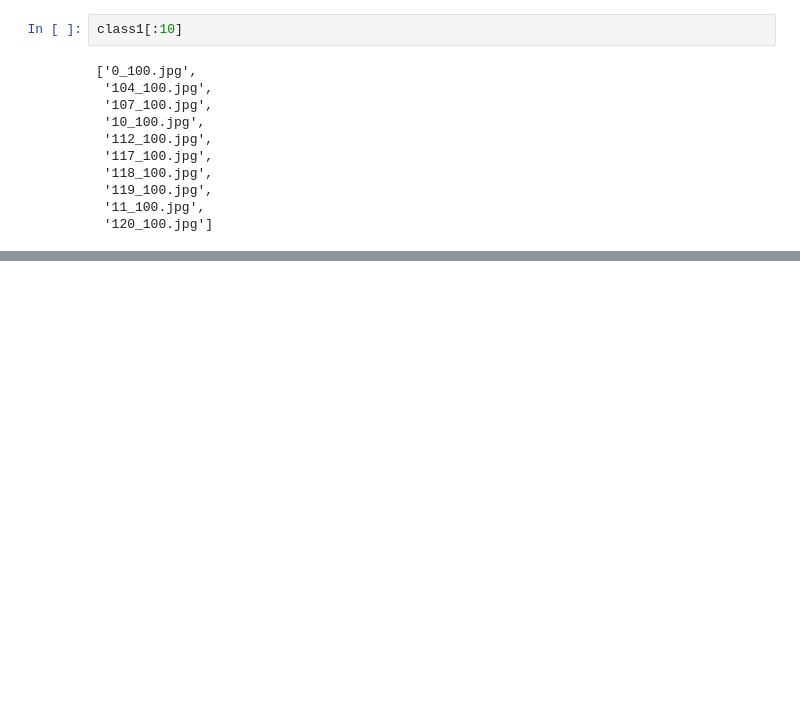
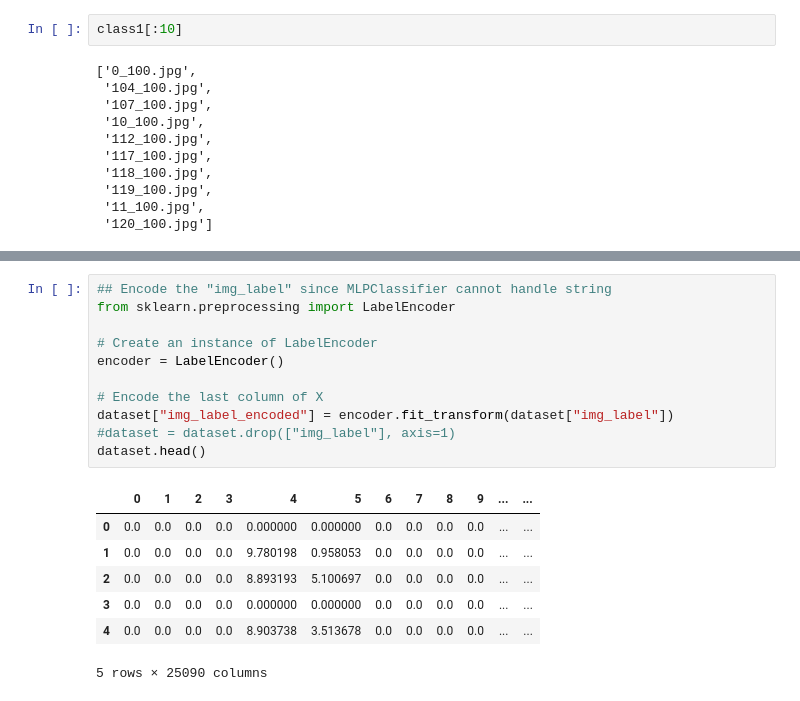
Before and after one commit to jojo-morales/CNN_ImageClassification, a Jupyter notebook: cnn_ImageC.ipynb, the cells around one changed output, grey strips where cells are left out. Cells and saved outputs as stored; diff of their text form; blank space fills up the shorter version.

```diff
--- a/cnn_ImageC.ipynb
+++ b/cnn_ImageC.ipynb
@@ -261,0 +396,19 @@ class1[:10]
+# %%
+## Encode the "img_label" since MLPClassifier cannot handle string
+from sklearn.preprocessing import LabelEncoder
+
+# Create an instance of LabelEncoder
+encoder = LabelEncoder()
+
+# Encode the last column of X
+dataset["img_label_encoded"] = encoder.fit_transform(dataset["img_label"])
+#dataset = dataset.drop(["img_label"], axis=1)
+dataset.head()
+# %% [output]
+|  | 0 | 1 | 2 | 3 | 4 | 5 | 6 | 7 | 8 | 9 | ... | ... |
+| 0 | 0.0 | 0.0 | 0.0 | 0.0 | 0.000000 | 0.000000 | 0.0 | 0.0 | 0.0 | 0.0 | ... | ... |
+| 1 | 0.0 | 0.0 | 0.0 | 0.0 | 9.780198 | 0.958053 | 0.0 | 0.0 | 0.0 | 0.0 | ... | ... |
+| 2 | 0.0 | 0.0 | 0.0 | 0.0 | 8.893193 | 5.100697 | 0.0 | 0.0 | 0.0 | 0.0 | ... | ... |
+| 3 | 0.0 | 0.0 | 0.0 | 0.0 | 0.000000 | 0.000000 | 0.0 | 0.0 | 0.0 | 0.0 | ... | ... |
+| 4 | 0.0 | 0.0 | 0.0 | 0.0 | 8.903738 | 3.513678 | 0.0 | 0.0 | 0.0 | 0.0 | ... | ... |
+5 rows × 25090 columns
```
Also changed, not shown: parts of 25 cells of this notebook, 1 other file.
